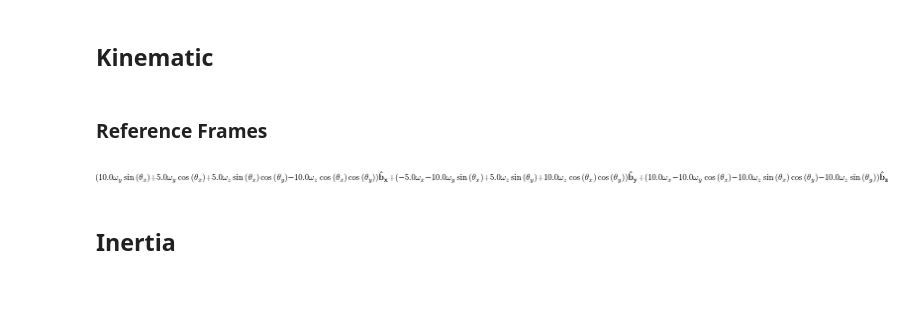
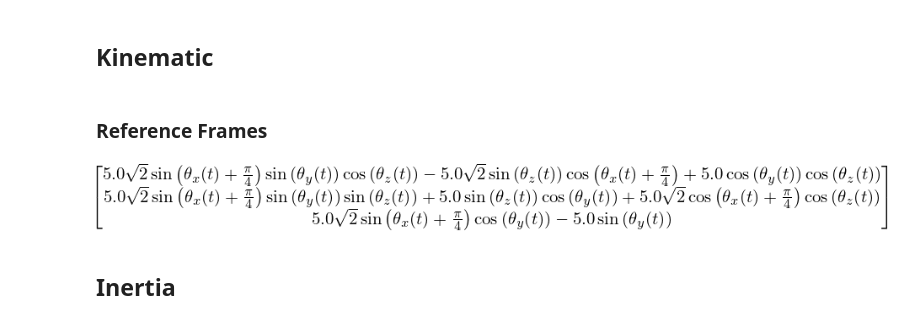
Before and after one commit to looooo/jupyter_freecad_kernel, a Jupyter notebook: examples/RotationBox1.ipynb, the cells around one changed output. Drawn from its saved outputs; the diff is of its cells as text; code cells hidden in the pictures; blank space fills up the shorter version.

```diff
--- a/examples/RotationBox1.ipynb
+++ b/examples/RotationBox1.ipynb
@@ -72,11 +72,12 @@ B.set_ang_vel(R2, omega_x * R2.x)
 # %%
 O = mechanics.Point("O")
 box_cog = mechanics.Point("P")
 O.set_vel(I, 0)
 box_cog.set_pos(O, cog[0] * B.x + cog[1] * B.y + cog[2] * B.z)
 box_cog.v2pt_theory(O, I, B)
+sympy.simplify(box_cog.pos_from(O).to_matrix(I))
 # %% [output]
-[figure, old version]
+[figure, new version]
 # %% [markdown]
 ## Inertia
 # %%
```
Also changed, not shown: parts of 3 cells of this notebook, 3 other files.
